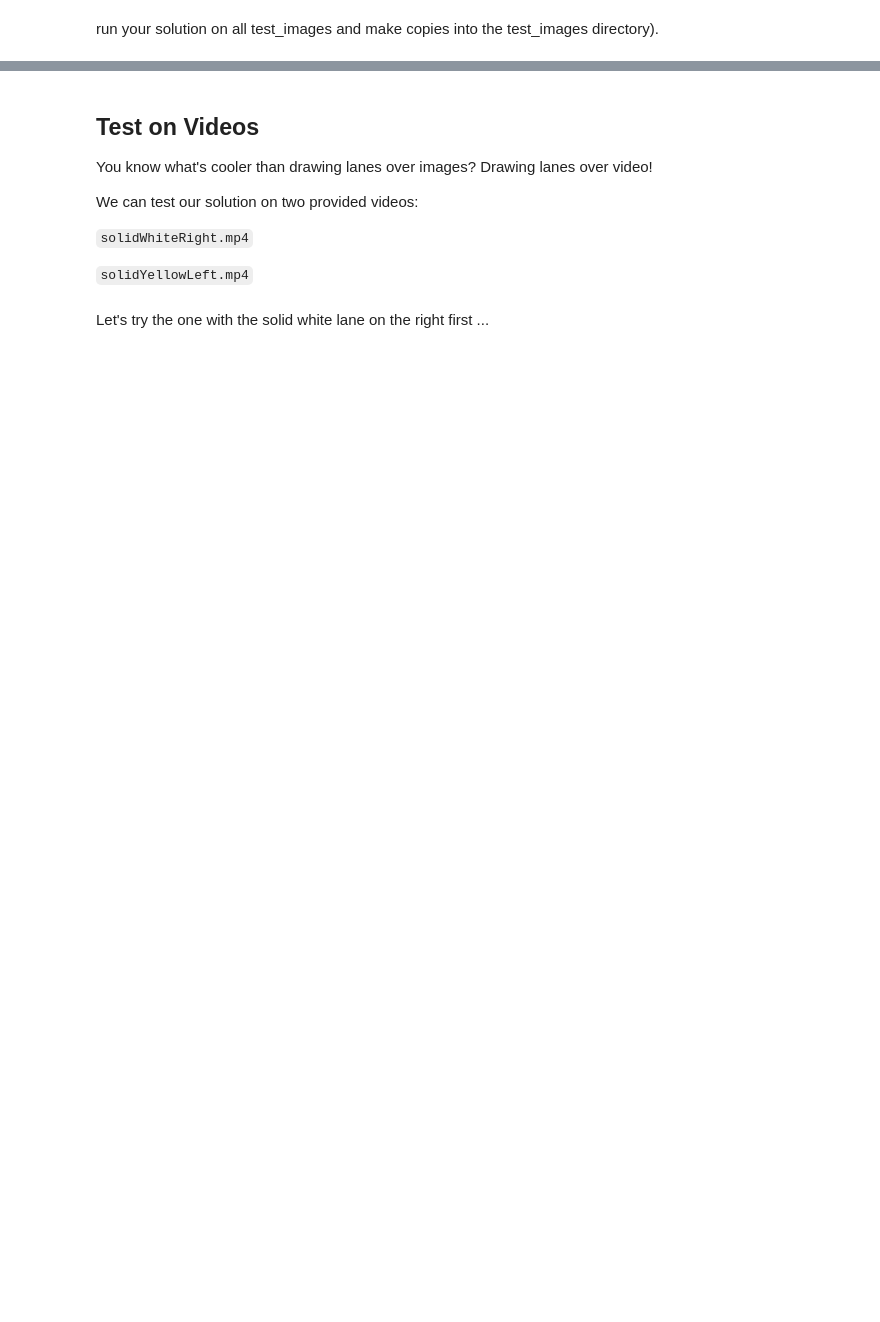
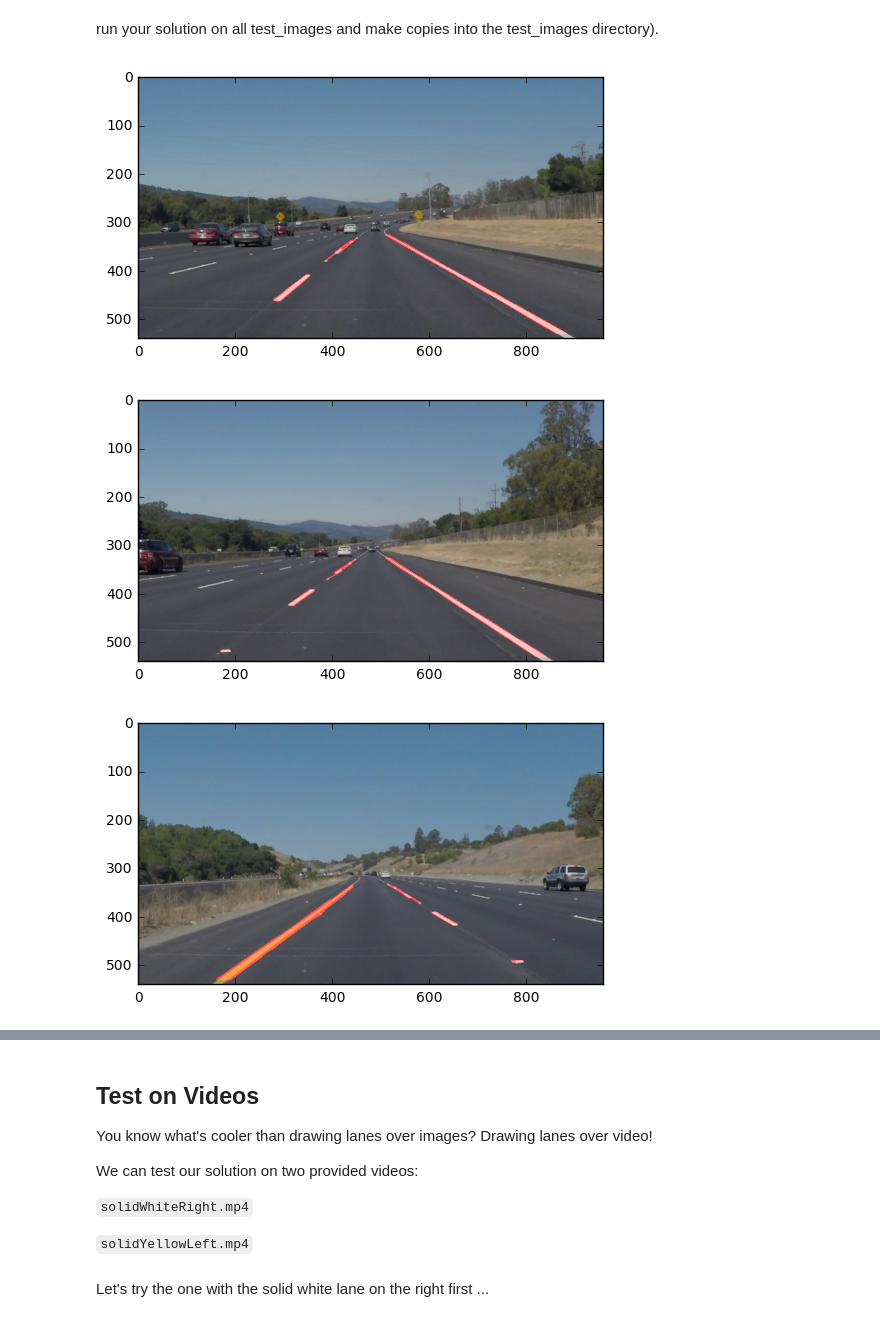
Before and after one commit to chinnikrishna/CarND-LaneLines-P1-master, a Jupyter notebook: P1.ipynb, the cells around one changed output, grey strips where cells are left out. Drawn from its saved outputs; the diff is of its cells as text; code cells hidden in the pictures; blank space fills up the shorter version.

```diff
--- a/P1.ipynb
+++ b/P1.ipynb
@@ -217,2 +276,13 @@ os.listdir("test_images/")
 # %% [markdown]
 run your solution on all test_images and make copies into the test_images directory).
+# %%
+#Testing on all images
+FinalOpt=[]
+for i in range(0,NumImgs):
+    FinalOpt.append(process_image(Imgs[i]))
+    plt.figure(i)
+    plt.imshow(FinalOpt[i])
+# %% [output]
+[figure, added]
+[figure, added]
+[figure, added]
```
Also changed, not shown: parts of 10 cells of this notebook, 2 other files.
